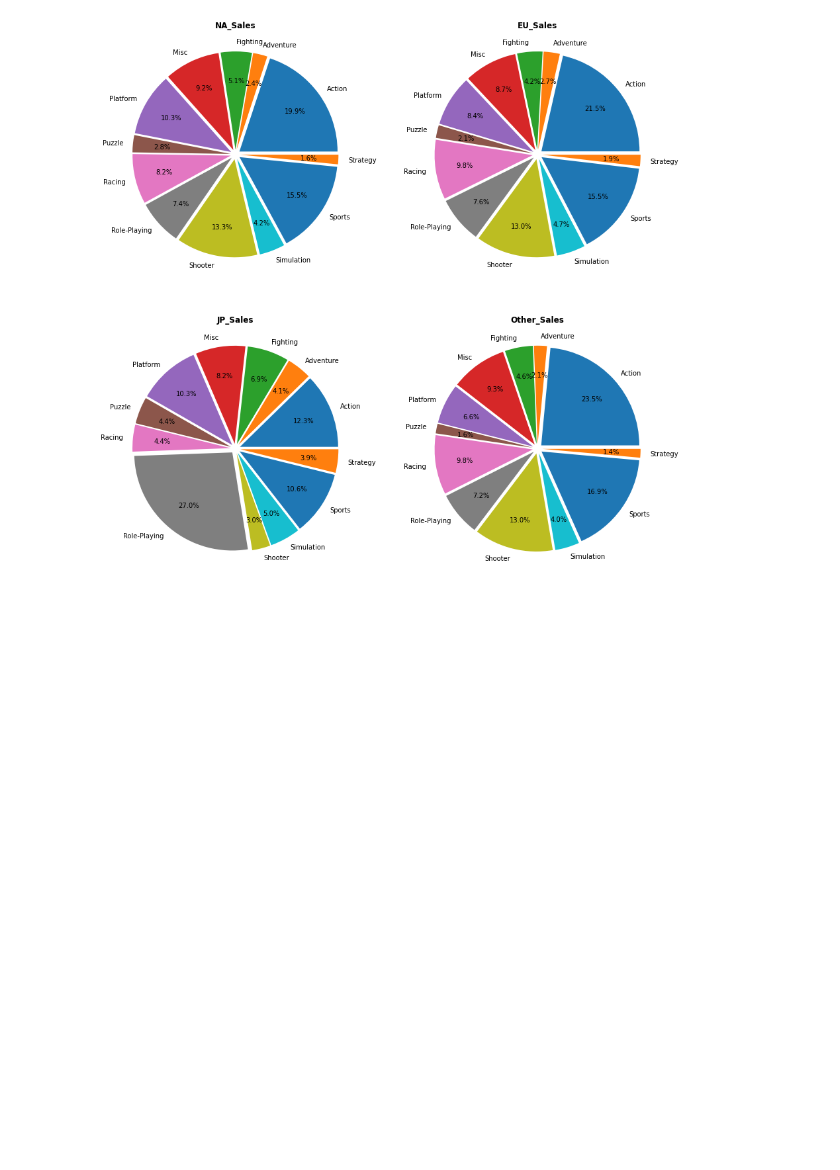
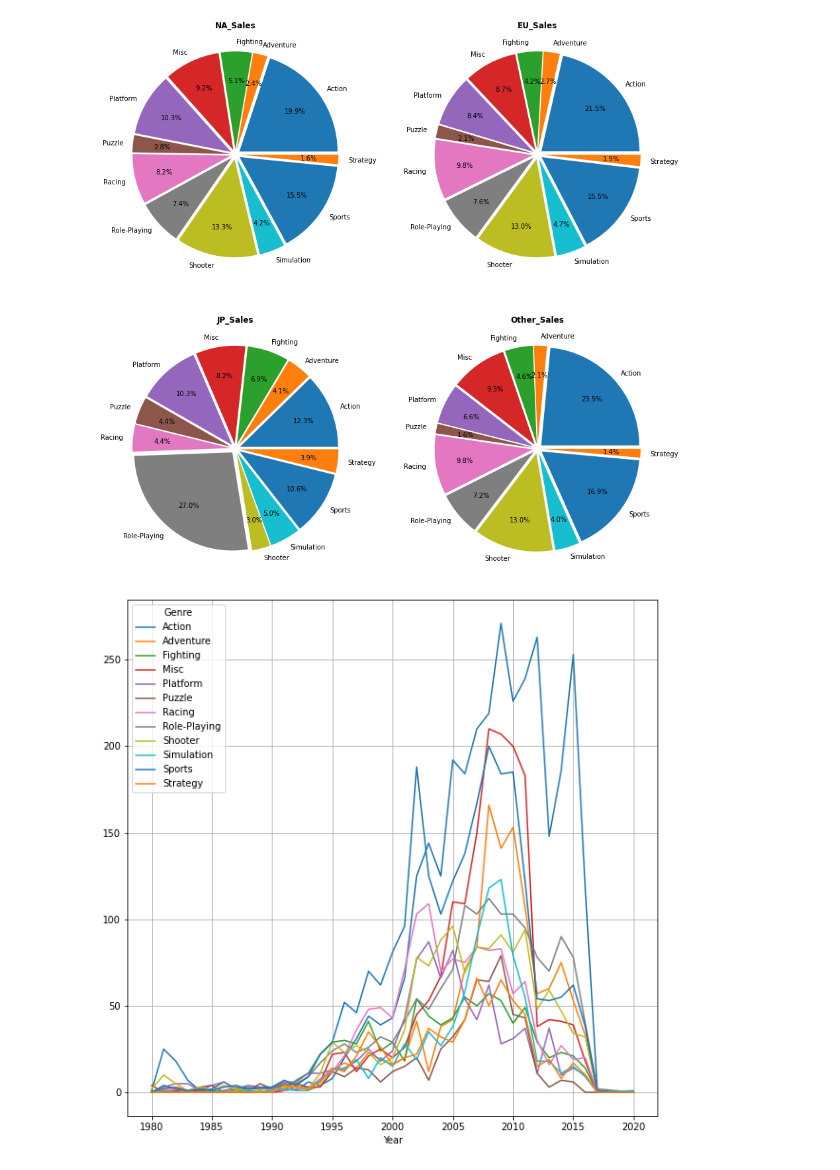
Before and after one commit to Markers/SC1_Project, a Jupyter notebook: Src/SC1_project.ipynb, the cells around one changed output. Cells and saved outputs as stored; diff of their text form; code cells hidden in the pictures; blank space fills up the shorter version.

```diff
--- a/Src/SC1_project.ipynb
+++ b/Src/SC1_project.ipynb
@@ -182,2 +187,16 @@ draw_local(b)
 # %% [output]
 [figure]
+# %%
+# Q) 연도별 게임의 트렌드가 있을까?
+
+trend = df[{'Year', 'Genre'}]
+trend_data = pd.crosstab(trend['Year'],trend['Genre'])
+trend_data.plot.line(figsize=(10,10))
+plt.grid()
+
+#trend_table = trend.groupby(['Year','Genre']).size().reset_index(name="Count")
+trend_data = trend_data.reset_index()
+
+# 년도를 10년 단위로 바꿀 수도 있을듯?
+# %% [output]
+[figure, added]
```
Also changed, not shown: parts of 4 cells of this notebook.
